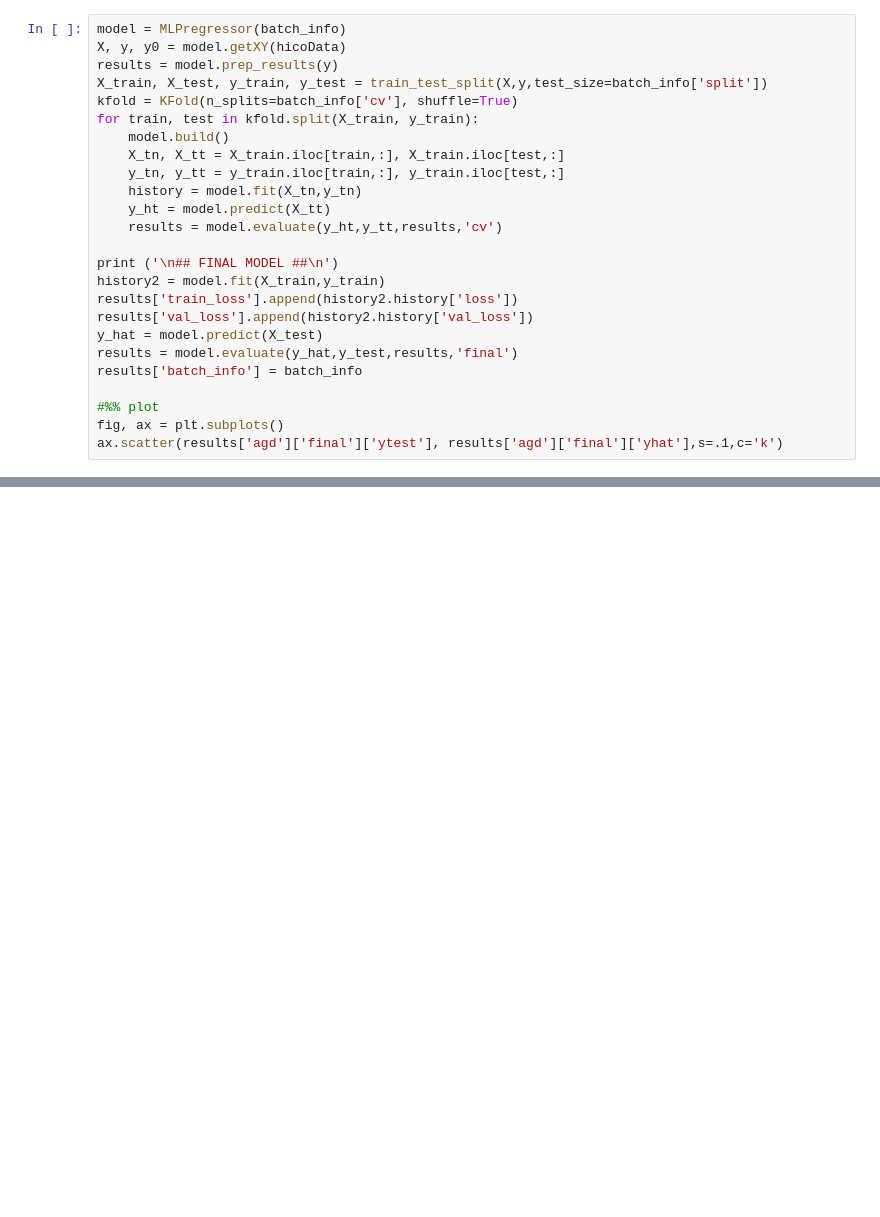
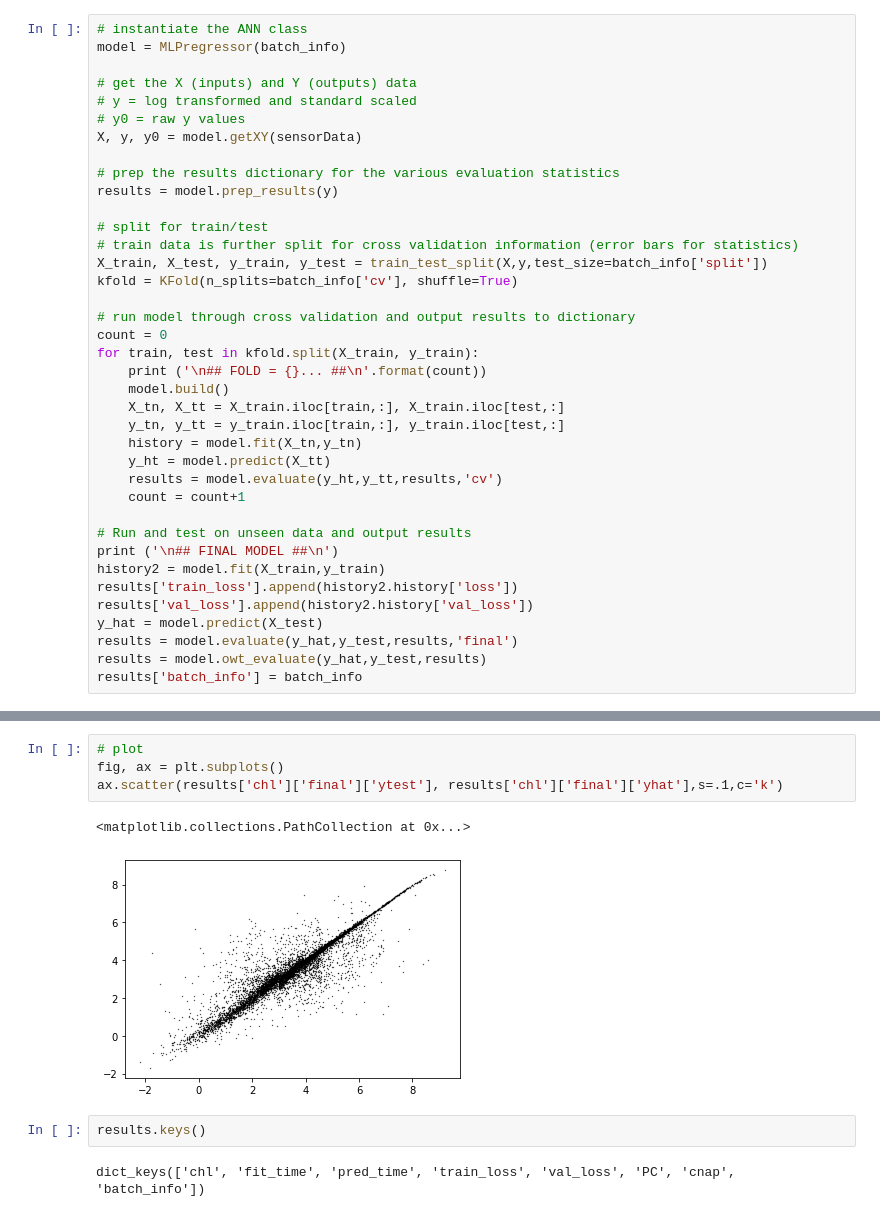
Before and after one commit to JAKravitz/JPL_WQ_ML, a Jupyter notebook: TrainingData.ipynb, the cells around one changed output, grey strips where cells are left out. Saved outputs shown, nothing was run; the diff lists cells and outputs as text; blank space fills up the shorter version.

```diff
--- a/TrainingData.ipynb
+++ b/TrainingData.ipynb
@@ -56,28 +124,41 @@ for key, value in batch_info.items():
     value = None if value == 'None' else value
     batch_info[key] = value
 # %%
+# instantiate the ANN class
 model = MLPregressor(batch_info)
-X, y, y0 = model.getXY(hicoData)
+
+# get the X (inputs) and Y (outputs) data
+# y = log transformed and standard scaled
+# y0 = raw y values
+X, y, y0 = model.getXY(sensorData)
+
+# prep the results dictionary for the various evaluation statistics
 results = model.prep_results(y)
+
+# split for train/test
+# train data is further split for cross validation information (error bars for statistics)
 X_train, X_test, y_train, y_test = train_test_split(X,y,test_size=batch_info['split'])
 kfold = KFold(n_splits=batch_info['cv'], shuffle=True)
+
+# run model through cross validation and output results to dictionary
+count = 0
 for train, test in kfold.split(X_train, y_train):
+    print ('\n## FOLD = {}... ##\n'.format(count))
     model.build()
     X_tn, X_tt = X_train.iloc[train,:], X_train.iloc[test,:]
     y_tn, y_tt = y_train.iloc[train,:], y_train.iloc[test,:]
     history = model.fit(X_tn,y_tn)
     y_ht = model.predict(X_tt)
     results = model.evaluate(y_ht,y_tt,results,'cv')
+    count = count+1
 
+# Run and test on unseen data and output results
 print ('\n## FINAL MODEL ##\n')
 history2 = model.fit(X_train,y_train)
 results['train_loss'].append(history2.history['loss'])
 results['val_loss'].append(history2.history['val_loss'])
 y_hat = model.predict(X_test)
 results = model.evaluate(y_hat,y_test,results,'final')
+results = model.owt_evaluate(y_hat,y_test,results)
 results['batch_info'] = batch_info
-
-#%% plot
-fig, ax = plt.subplots()
-ax.scatter(results['agd']['final']['ytest'], results['agd']['final']['yhat'],s=.1,c='k')
 # %% [output]
@@ -84,0 +182,11 @@ NameError: ignored
+# %%
+# plot
+fig, ax = plt.subplots()
+ax.scatter(results['chl']['final']['ytest'], results['chl']['final']['yhat'],s=.1,c='k')
+# %% [output]
+<matplotlib.collections.PathCollection at 0x...>
+[figure, added]
+# %%
+results.keys()
+# %% [output]
+dict_keys(['chl', 'fit_time', 'pred_time', 'train_loss', 'val_loss', 'PC', 'cnap', 'batch_info'])
```
Also changed, not shown: parts of 18 cells of this notebook.
